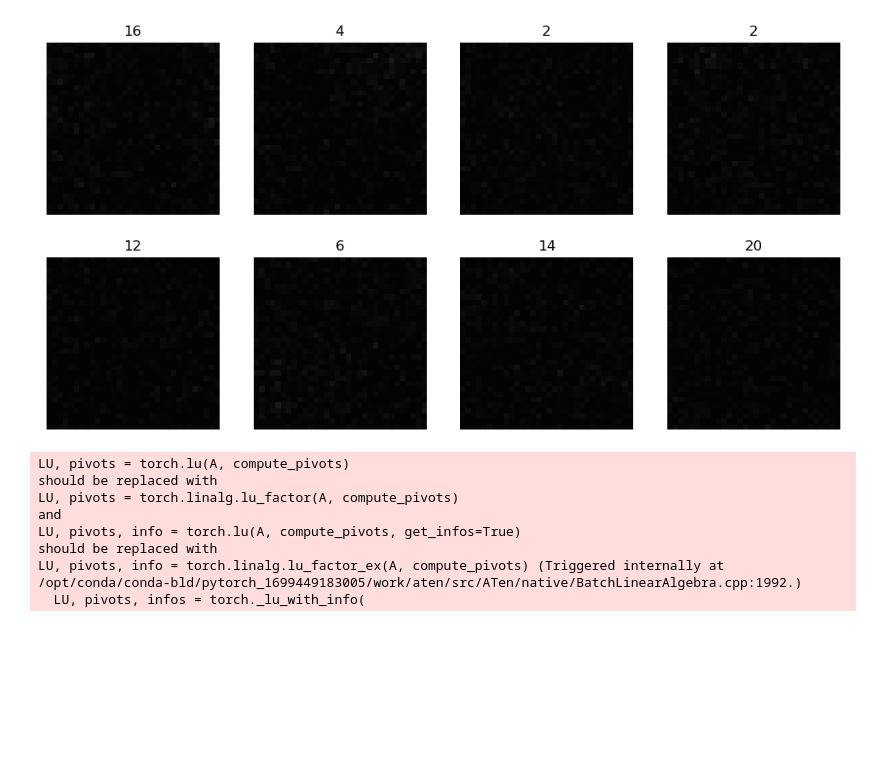
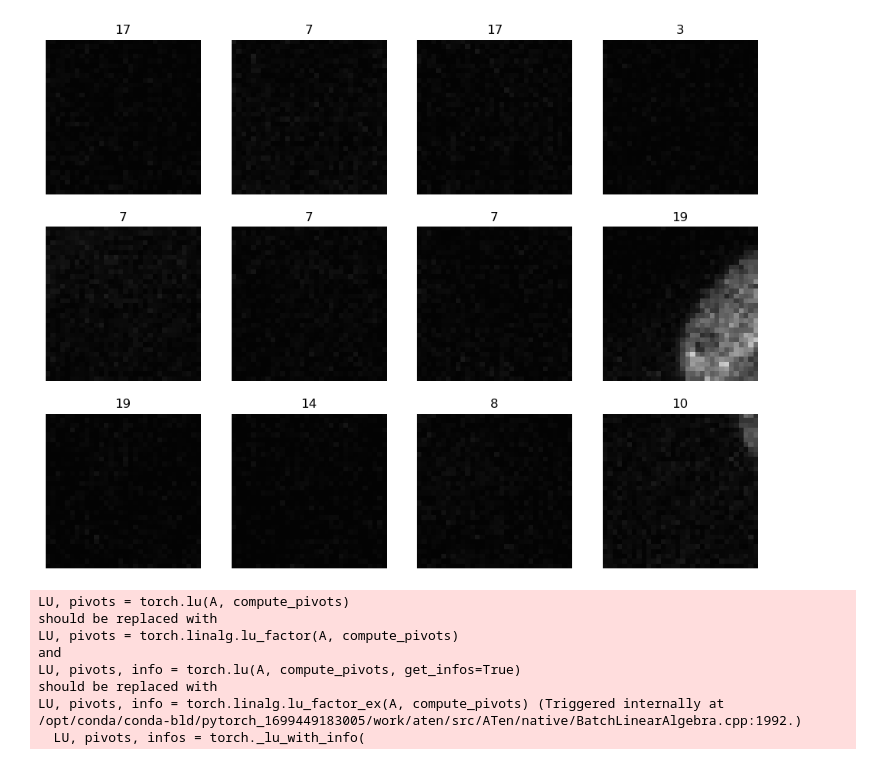
Before and after one commit to bmandracchia/Noise2Model, a Jupyter notebook: nbs/90b_demo_layers-2.ipynb, the cells around one changed output. Drawn from its saved outputs; the diff is of its cells as text; code cells hidden in the pictures; blank space fills up the shorter version.

```diff
--- a/nbs/90b_demo_layers-2.ipynb
+++ b/nbs/90b_demo_layers-2.ipynb
@@ -38,24 +37,24 @@ path_train_gt = Path(path/"gt")
 # %%
 # dblock = DataBlock(blocks=(ImageBlock(cls=PILImageBW), ImageBlock(cls=PILImageBW)),
 #                    get_items=get_image_files,
 #                    get_y=get_noisy_pair,
 #                    splitter=RandomSplitter(valid_pct=0.2),
 #                    item_tfms=RandomCrop(64),
 #                    )
 
 dblock = DataBlock(blocks=(ImageBlock(), CategoryBlock()),
                     get_items=get_image_files,
                     get_y=parent_label,
                     item_tfms=RandomCrop(32),
                     )
 
 # dblock.summary(path_train_raw)
 # dsets = dblock.datasets(path_train_raw)
 # dsets.train[0]
 dls = dblock.dataloaders(path_train_raw)
-dls.show_batch(max_n=8, cmap='gray')
+dls.show_batch(max_n=12, nrows=3, cmap='gray')
 # %% [output]
-[figure, old version]
+[figure, new version]
 # %%
 # torch.mean(dls.one_batch()[0])
 # %%
```
Also changed, not shown: parts of 2 cells of this notebook, 2 other files.
